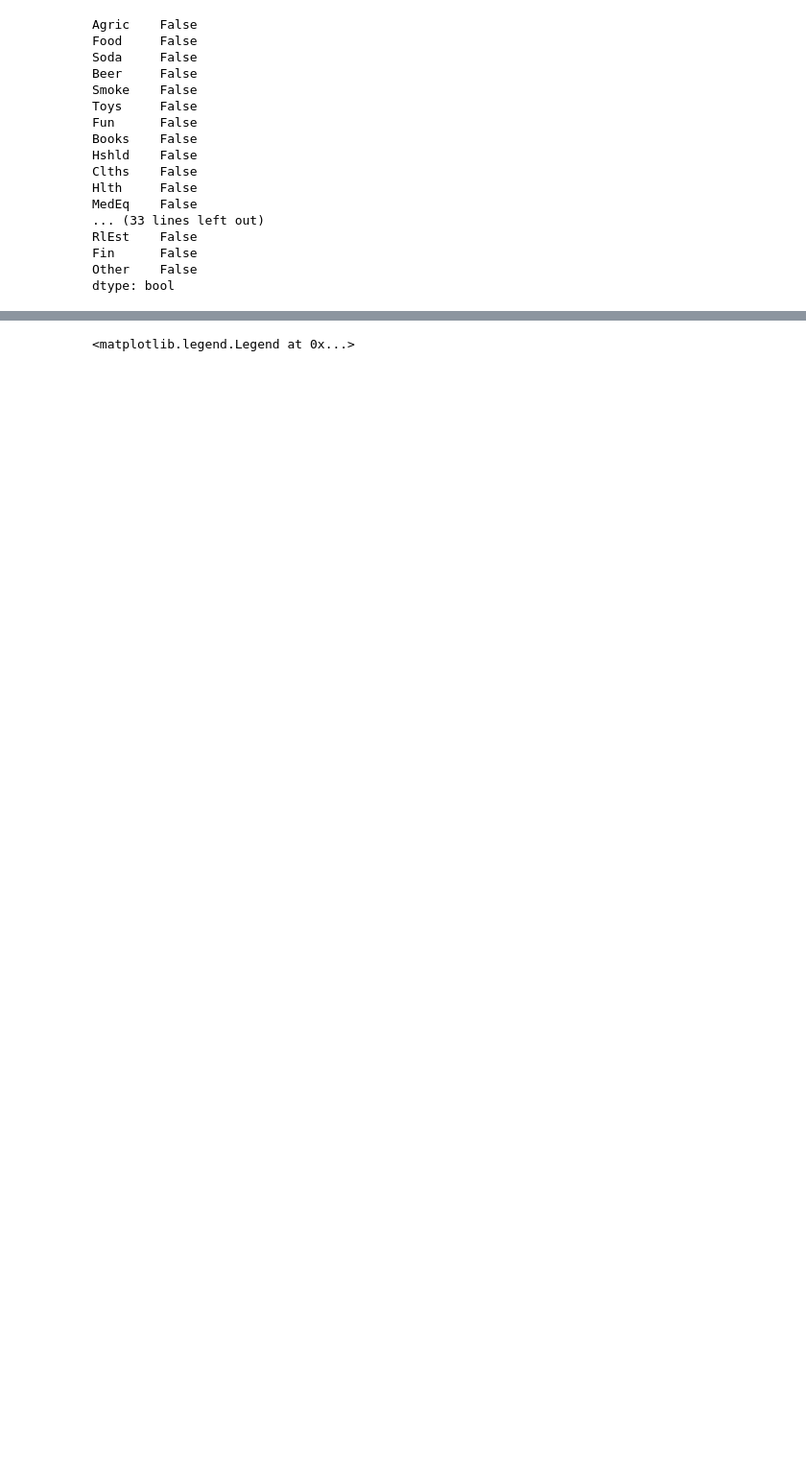
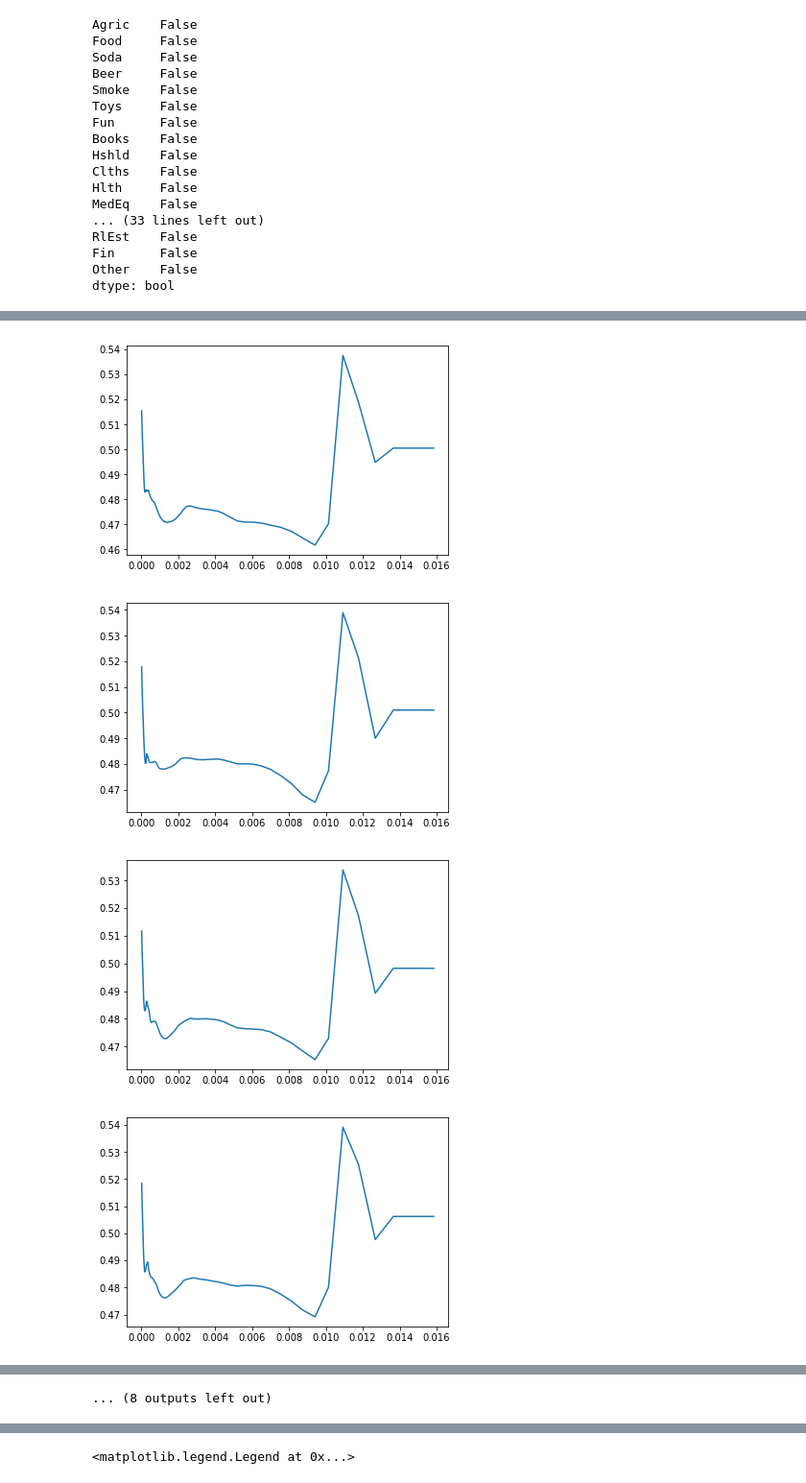
Before and after one commit to linsallyzhao/notebooks, a Jupyter notebook: ML_courseWork/48Industry_GMV_portfolio.ipynb, the cells around one changed output, grey strips where cells are left out. Shown: that part at 96% size. Cells and saved outputs as stored; diff of their text form; code cells hidden in the pictures; blank space fills up the shorter version.

```diff
--- a/ML_courseWork/48Industry_GMV_portfolio.ipynb
+++ b/ML_courseWork/48Industry_GMV_portfolio.ipynb
@@ -156,10 +334,15 @@ plt.plot(lambdaSeries, stds)
 # %%
 lams_two = np.ones(20)
 
 for index in range(20):
     trainningSet = my_data.iloc[: 500]
-    lambdaSeries = np.logspace(-12, -9, 100)
+    lambdaSeries = np.logspace(-5, -1.8, 100)
     stds, lam = cross_vali_for_lambda(trainningSet, lambdaSeries)
     lams_two[index] = lam
     plt.plot(lambdaSeries, stds)
     plt.show()
+# %% [output]
+[figure, added]
+[figure, added]
+[figure, added]
+[figure, added]
@@ -166,3 +357,4 @@ for index in range(20):
+... (8 outputs left out)
 # %%
 lams = np.ones(20)
 
```
Also changed, not shown: parts of 31 cells of this notebook.
